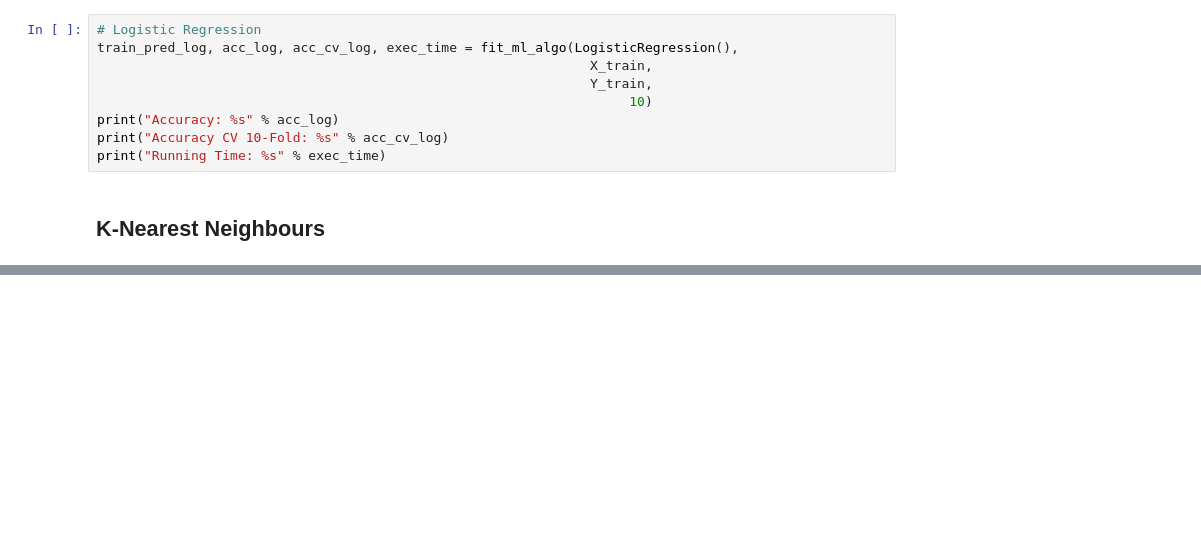
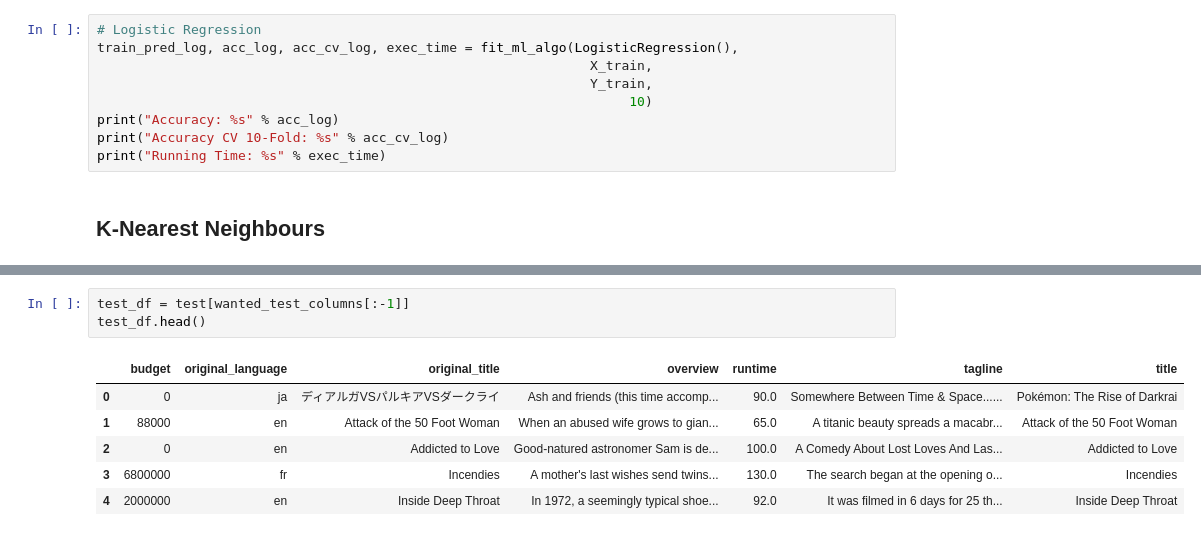
Before and after one commit to mahfuzsust/Data-Science, a Jupyter notebook: Kaggle/TMDB Box Office Prediction/movie.ipynb, the cells around one changed output, grey strips where cells are left out. Drawn from its saved outputs; the diff is of its cells as text; blank space fills up the shorter version.

```diff
--- a/Kaggle/TMDB Box Office Prediction/movie.ipynb
+++ b/Kaggle/TMDB Box Office Prediction/movie.ipynb
@@ -924,0 +1123,10 @@ print("Running Time: %s" % exec_time)
+# %%
+test_df = test[wanted_test_columns[:-1]]
+test_df.head()
+# %% [output]
+|  | budget | original_language | original_title | overview | runtime | tagline | title |
+| 0 | 0 | ja | ディアルガVSパルキアVSダークライ | Ash and friends (this time accomp... | 90.0 | Somewhere Between Time & Space...... | Pokémon: The Rise of Darkrai |
+| 1 | 88000 | en | Attack of the 50 Foot Woman | When an abused wife grows to gian... | 65.0 | A titanic beauty spreads a macabr... | Attack of the 50 Foot Woman |
+| 2 | 0 | en | Addicted to Love | Good-natured astronomer Sam is de... | 100.0 | A Comedy About Lost Loves And Las... | Addicted to Love |
+| 3 | 6800000 | fr | Incendies | A mother's last wishes send twins... | 130.0 | The search began at the opening o... | Incendies |
+| 4 | 2000000 | en | Inside Deep Throat | In 1972, a seemingly typical shoe... | 92.0 | It was filmed in 6 days for 25 th... | Inside Deep Throat |
```
Also changed, not shown: parts of 37 cells of this notebook, 3 other files.
